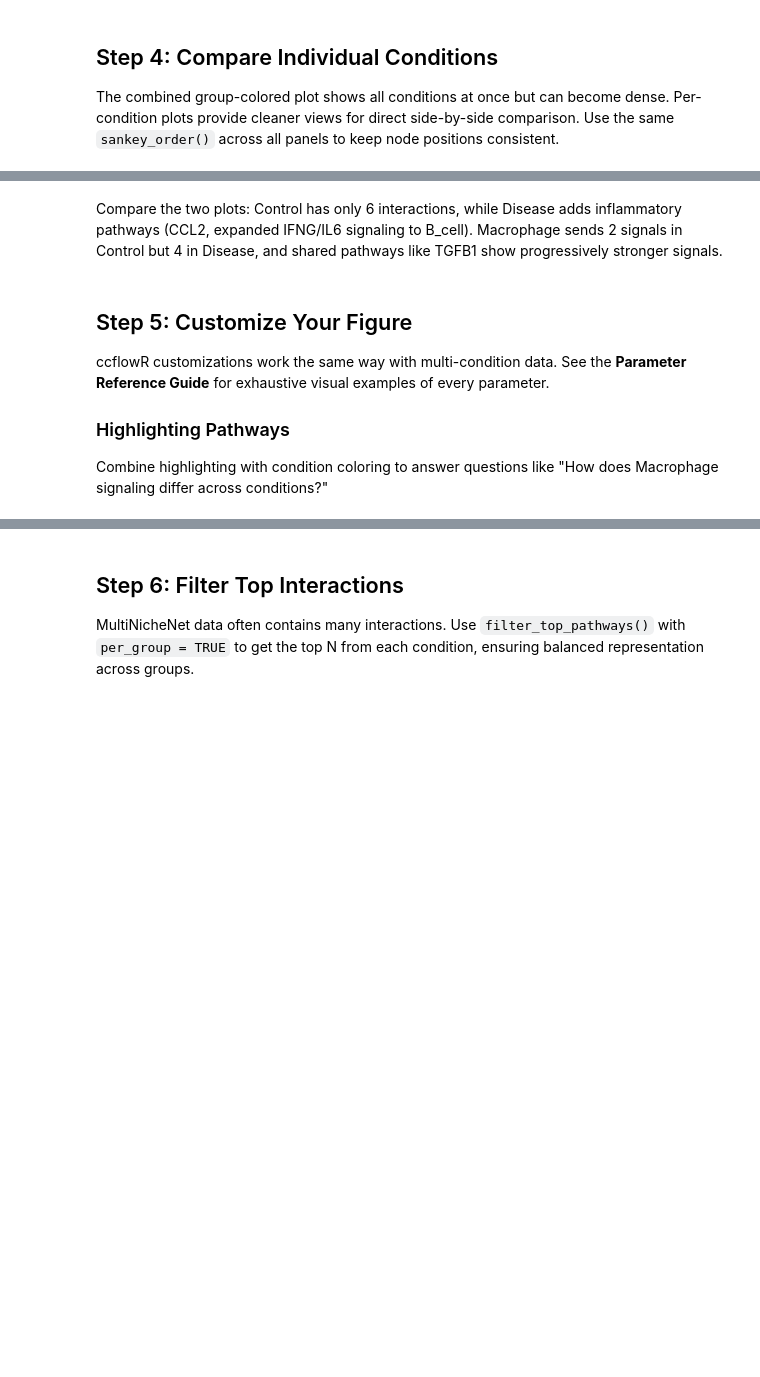
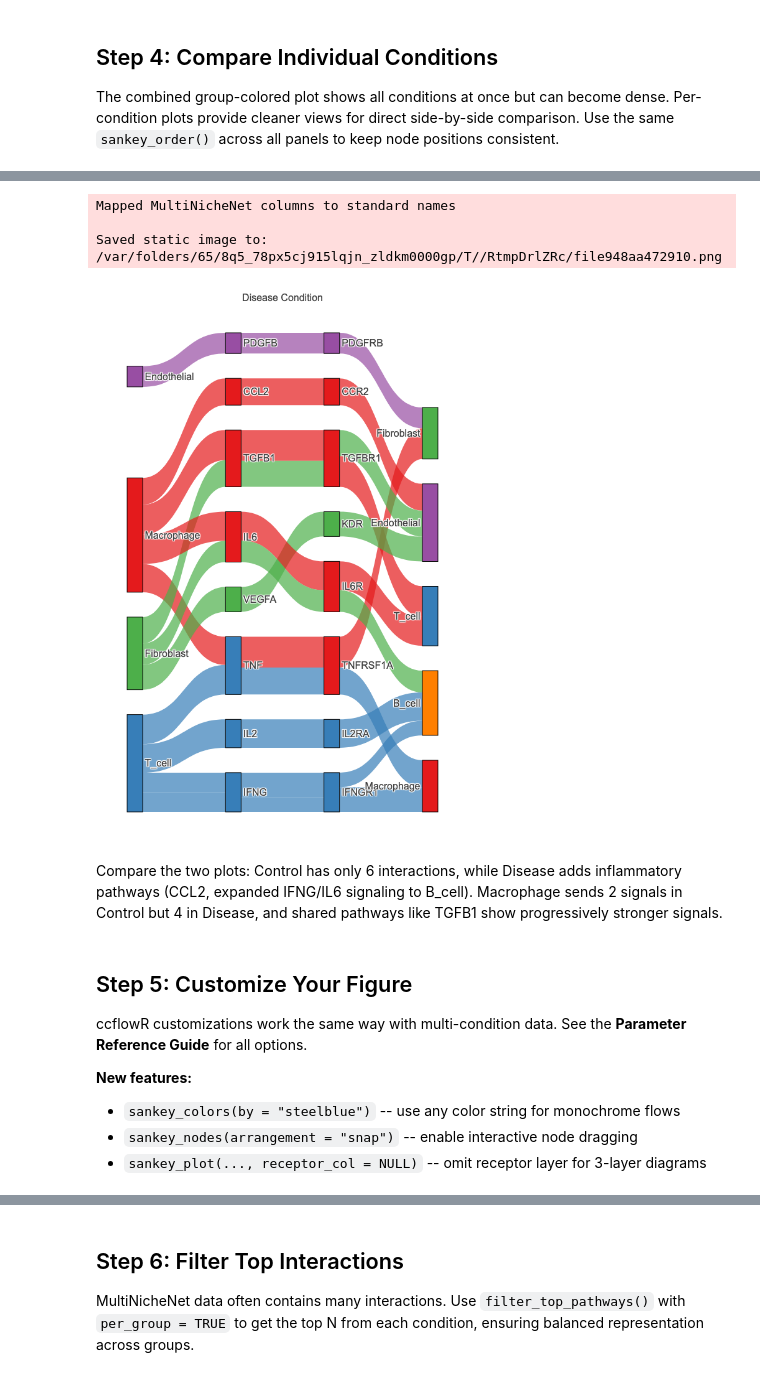
Before and after one commit to settylab/ccflowR, a Jupyter notebook: notebooks/tutorial-contextnet-multinichenet.ipynb, the cells around one changed output, grey strips where cells are left out. Drawn from its saved outputs; the diff is of its cells as text; code cells hidden in the pictures; blank space fills up the shorter version.

```diff
--- a/notebooks/tutorial-contextnet-multinichenet.ipynb
+++ b/notebooks/tutorial-contextnet-multinichenet.ipynb
@@ -126,22 +176,28 @@ p
 # %%
 # Filter to Disease only
 disease_data <- data[data$group == "Disease", ]
 
 p <- sankey_plot(disease_data, celltype_colors) +
   sankey_colors(by = "sender") +
   sankey_alpha(0.7) +
   sankey_title("Disease Condition")
-p
+show(p)
+# %% [output]
+Mapped MultiNicheNet columns to standard names
+
+Saved static image to: /var/folders/65/8q5_78px5cj915lqjn_zldkm0000gp/T//RtmpDrlZRc/file948aa472910.png
+[figure, added]
 # %% [markdown]
 Compare the two plots: Control has only 6 interactions, while Disease adds inflammatory pathways (CCL2, expanded IFNG/IL6 signaling to B_cell). Macrophage sends 2 signals in Control but 4 in Disease, and shared pathways like TGFB1 show progressively stronger signals.
 # %% [markdown]
 ## Step 5: Customize Your Figure
 
-ccflowR customizations work the same way with multi-condition data. See the **Parameter Reference Guide** for exhaustive visual examples of every parameter.
+ccflowR customizations work the same way with multi-condition data. See the **Parameter Reference Guide** for all options.
 
-### Highlighting Pathways
-
-Combine highlighting with condition coloring to answer questions like "How does Macrophage signaling differ across conditions?"
+**New features:**
+- `sankey_colors(by = "steelblue")` -- use any color string for monochrome flows
+- `sankey_nodes(arrangement = "snap")` -- enable interactive node dragging
+- `sankey_plot(..., receptor_col = NULL)` -- omit receptor layer for 3-layer diagrams
 # %%
 # Highlight Macrophage signaling across all conditions
 p <- sankey_plot(data, celltype_colors, group_col = "group") +
```
Also changed, not shown: parts of 17 cells of this notebook, 21 other files.
